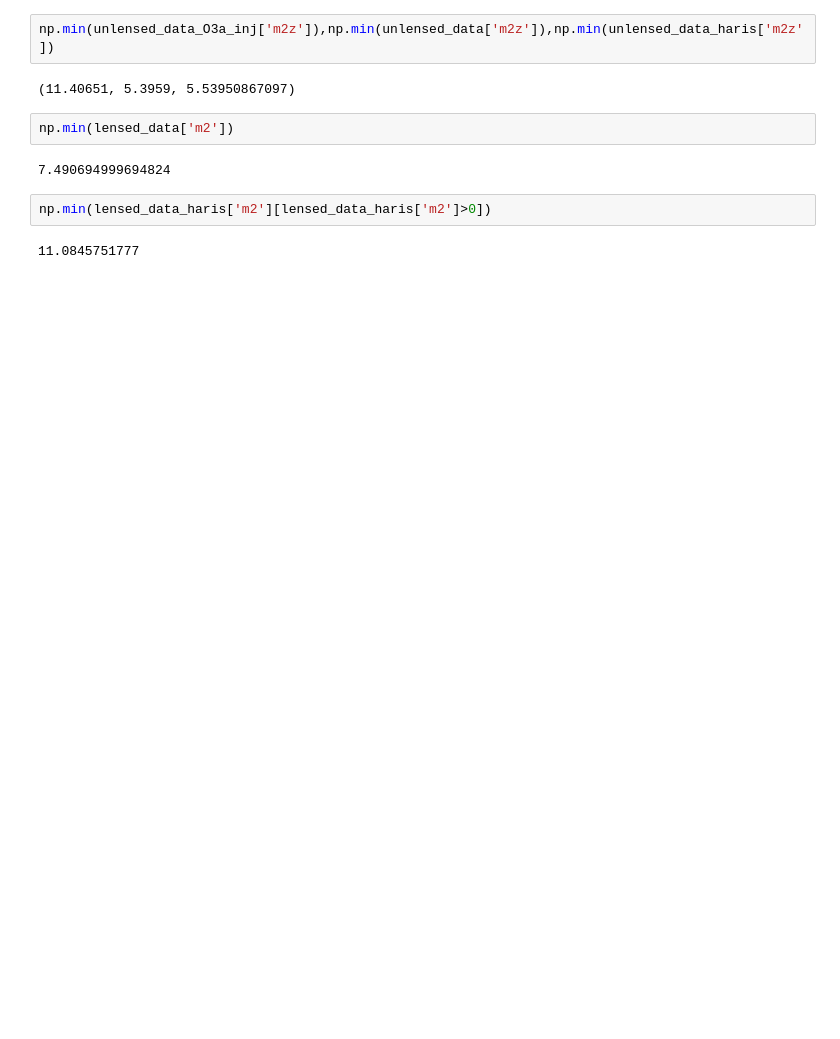
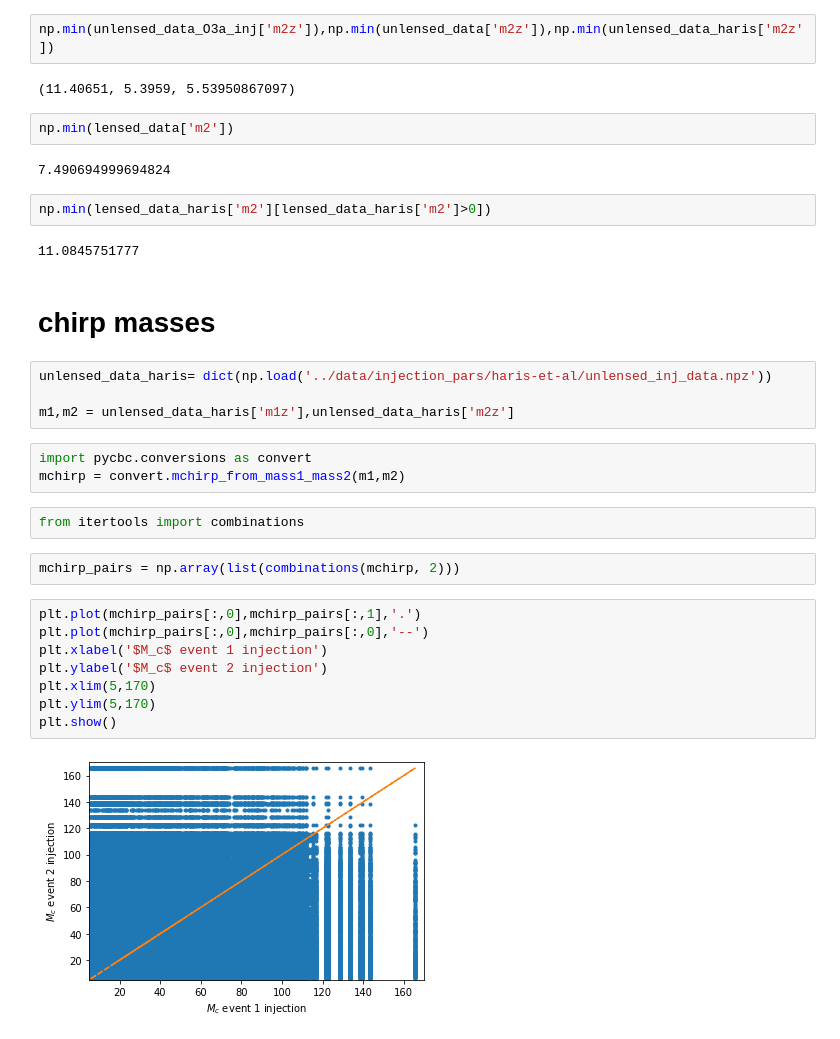
Before and after one commit to srashtig/lensid-15jul-2022, a Jupyter notebook: review/train_test_pars.ipynb, the cells around one changed output. Cells and saved outputs as stored; diff of their text form; blank space fills up the shorter version.

Commit message:
adding a plot

```diff
--- a/review/train_test_pars.ipynb
+++ b/review/train_test_pars.ipynb
@@ -253,3 +253,26 @@ np.min(lensed_data['m2'])
 np.min(lensed_data_haris['m2'][lensed_data_haris['m2']>0])
 # %% [output]
 11.0845751777
+# %% [markdown]
+# chirp masses
+# %%
+unlensed_data_haris= dict(np.load('../data/injection_pars/haris-et-al/unlensed_inj_data.npz'))
+
+m1,m2 = unlensed_data_haris['m1z'],unlensed_data_haris['m2z']
+# %%
+import pycbc.conversions as convert
+mchirp = convert.mchirp_from_mass1_mass2(m1,m2)
+# %%
+from itertools import combinations
+# %%
+mchirp_pairs = np.array(list(combinations(mchirp, 2)))
+# %%
+plt.plot(mchirp_pairs[:,0],mchirp_pairs[:,1],'.')
+plt.plot(mchirp_pairs[:,0],mchirp_pairs[:,0],'--')
+plt.xlabel('$M_c$ event 1 injection')
+plt.ylabel('$M_c$ event 2 injection')
+plt.xlim(5,170)
+plt.ylim(5,170)
+plt.show()
+# %% [output]
+[figure, added]
```
